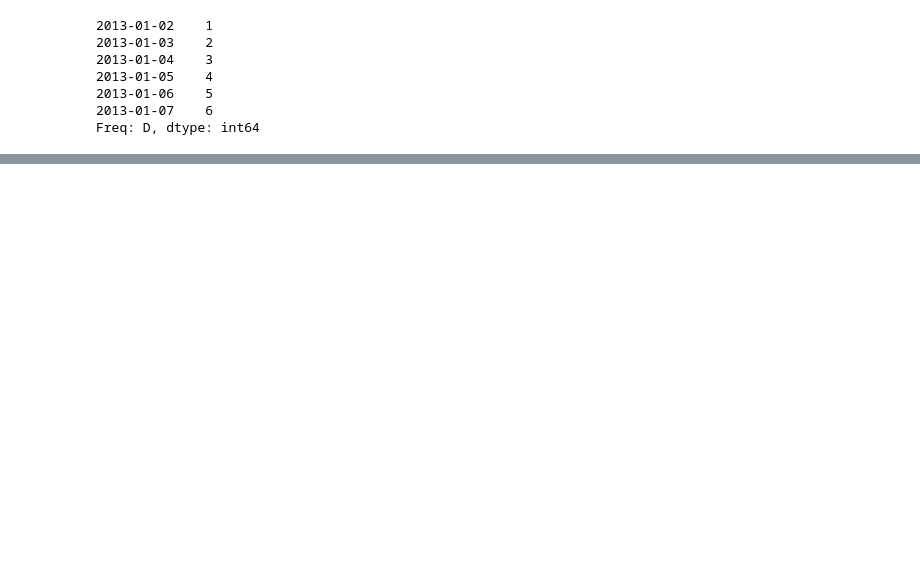
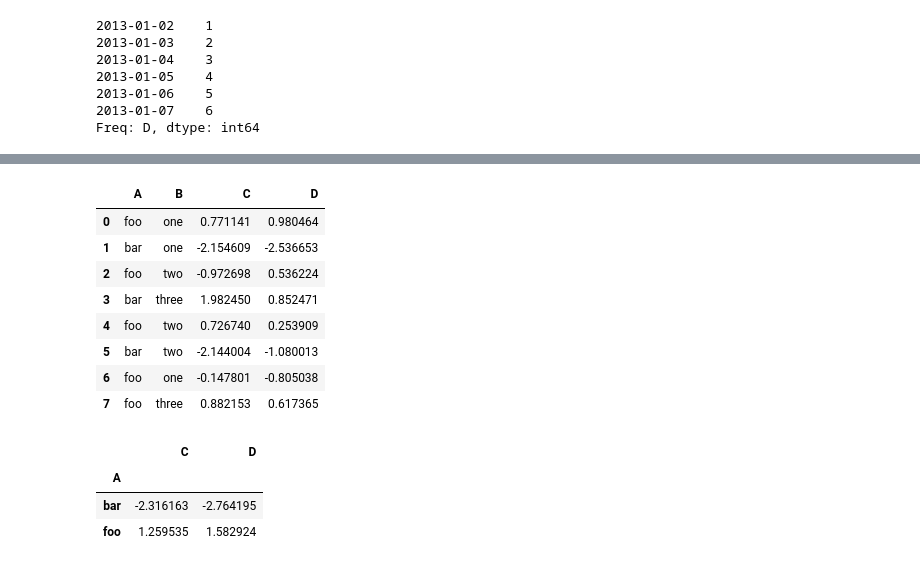
Before and after one commit to misterio33/Learning, a Jupyter notebook: ML_Cource/Lesson_1_pandas/10_minutes_to_pandas.ipynb, the cells around one changed output, grey strips where cells are left out. Cells and saved outputs as stored; diff of their text form; code cells hidden in the pictures; blank space fills up the shorter version.

```diff
--- a/ML_Cource/Lesson_1_pandas/10_minutes_to_pandas.ipynb
+++ b/ML_Cource/Lesson_1_pandas/10_minutes_to_pandas.ipynb
@@ -362,0 +597,26 @@ df2
+# %%
+ df = pd.DataFrame({'A': ['foo', 'bar', 'foo', 'bar',
+                          'foo', 'bar', 'foo', 'foo'],
+                    'B': ['one', 'one', 'two', 'three',
+                         'two', 'two', 'one', 'three'],
+                    'C': np.random.randn(8),
+                    'D': np.random.randn(8)})
+# %%
+df
+# %% [output]
+|  | A | B | C | D |
+| 0 | foo | one | 0.771141 | 0.980464 |
+| 1 | bar | one | -2.154609 | -2.536653 |
+| 2 | foo | two | -0.972698 | 0.536224 |
+| 3 | bar | three | 1.982450 | 0.852471 |
+| 4 | foo | two | 0.726740 | 0.253909 |
+| 5 | bar | two | -2.144004 | -1.080013 |
+| 6 | foo | one | -0.147801 | -0.805038 |
+| 7 | foo | three | 0.882153 | 0.617365 |
+# %%
+df.groupby('A').sum()
+# %% [output]
+|  | C | D |
+| A |  |  |
+| bar | -2.316163 | -2.764195 |
+| foo | 1.259535 | 1.582924 |
```
Also changed, not shown: parts of 58 cells of this notebook.
